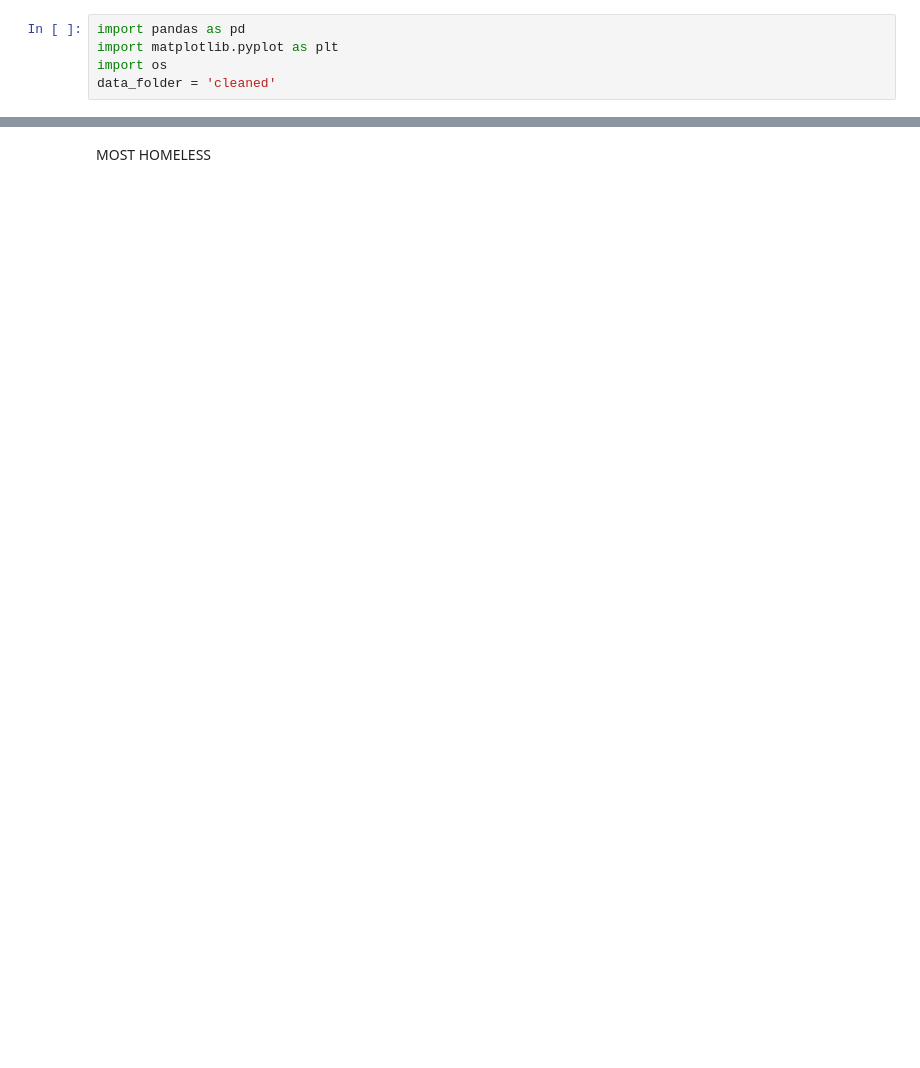
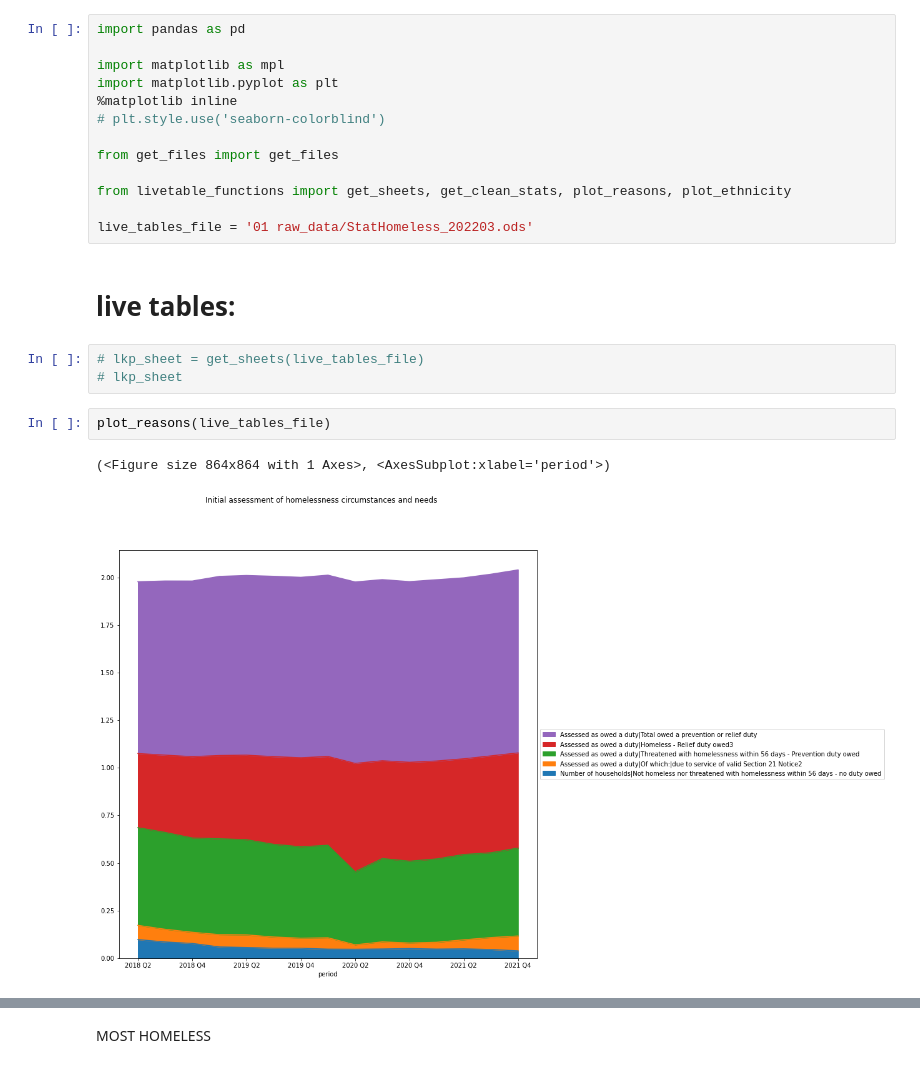
Before and after one commit to georgegoldberg1/project_homeless, a Jupyter notebook: project/Analysis.ipynb, the cells around one changed output, grey strips where cells are left out. Saved outputs shown, nothing was run; the diff lists cells and outputs as text; blank space fills up the shorter version.

```diff
--- a/project/Analysis.ipynb
+++ b/project/Analysis.ipynb
@@ -1,5 +1,23 @@
-# %%
-import pandas as pd
-import matplotlib.pyplot as plt
-import os
-data_folder = 'cleaned'
+# %%
+import pandas as pd
+
+import matplotlib as mpl
+import matplotlib.pyplot as plt
+%matplotlib inline
+# plt.style.use('seaborn-colorblind')
+
+from get_files import get_files
+
+from livetable_functions import get_sheets, get_clean_stats, plot_reasons, plot_ethnicity
+
+live_tables_file = '01 raw_data/StatHomeless_202203.ods'
+# %% [markdown]
+# live tables:
+# %%
+# lkp_sheet = get_sheets(live_tables_file)
+# lkp_sheet
+# %%
+plot_reasons(live_tables_file)
+# %% [output]
+(<Figure size 864x864 with 1 Axes>, <AxesSubplot:xlabel='period'>)
+[figure, added]
```
Also changed, not shown: parts of 23 cells of this notebook, 9 other files.
